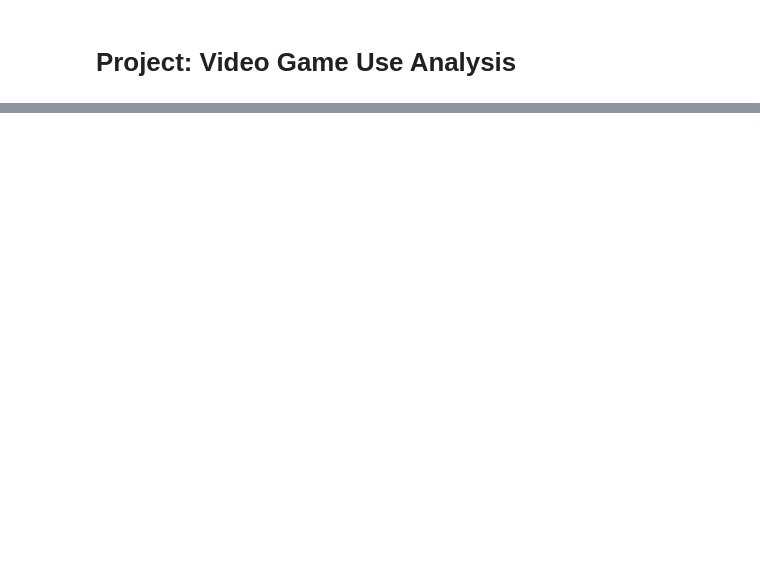
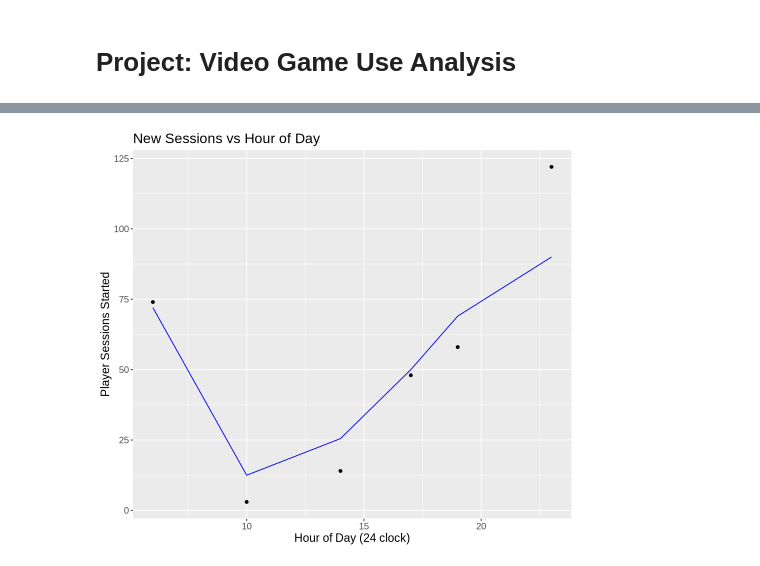
Before and after one commit to emmap24/dsci-100-project, a Jupyter notebook: project_justcode.ipynb, the cells around one changed output, grey strips where cells are left out. Cells and saved outputs as stored; diff of their text form; code cells hidden in the pictures; blank space fills up the shorter version.

```diff
--- a/project_justcode.ipynb
+++ b/project_justcode.ipynb
@@ -48,0 +103,4 @@ dbl (2): original_start_time, original_end_time
+# %%
+sessions_split <- initial_split(new_sessions_count, prop = 0.75, strata = player_count)
+sessions_training <- training(sessions_split)
+sessions_testing <- testing(sessions_split)
@@ -48,0 +114,18 @@ dbl (2): original_start_time, original_end_time
+# %%
+sessions_kspec <- nearest_neighbor(weight_func = 'rectangular', neighbors = tune()) |>
+    set_engine('kknn') |>
+    set_mode('regression')
+sessions_recipe <- recipe(player_count ~ start_hour, data = sessions_training)
+
+sessions_vfold <- vfold_cv(sessions_training, v = 5, strata = player_count)
+k_vals <- tibble(neighbors = seq(from = 1, to = 10, by = 1))
+
+k_min <- workflow() |>
+    add_model(sessions_kspec) |>
+    add_recipe(sessions_recipe) |>
+    tune_grid(resamples = sessions_vfold, grid = k_vals) |>
+    collect_metrics() |>
+    filter(.metric == "rmse") |>
+    slice_min(mean, n = 1) |>
+    select(neighbors) |>
+    pull()
@@ -48,0 +153,23 @@ dbl (2): original_start_time, original_end_time
+# %%
+sessions_spec <- nearest_neighbor(weight_func = 'rectangular', neighbors = k_min) |>
+    set_engine('kknn') |>
+    set_mode('regression')
+
+sessions_fit <- workflow() |>
+    add_model(sessions_spec) |>
+    add_recipe(sessions_recipe) |>
+    fit(data = sessions_training)
+
+sessions_predict <- sessions_fit |>
+    predict(sessions_testing) |>
+    bind_cols(sessions_testing)
+
+sessions_plot_pred <- sessions_predict |>
+    ggplot(aes(x = start_hour, y = player_count)) +
+    geom_point() + geom_line(aes(y = .pred), color = 'blue') +
+    labs(x = 'Hour of Day (24 clock)', y = 'Player Sessions Started',
+         title = 'New Sessions vs Hour of Day') +
+    theme(text = element_text(size = 14))
+sessions_plot_pred
+# %% [output]
+[figure, added]
```
Also changed, not shown: parts of 10 cells of this notebook.
